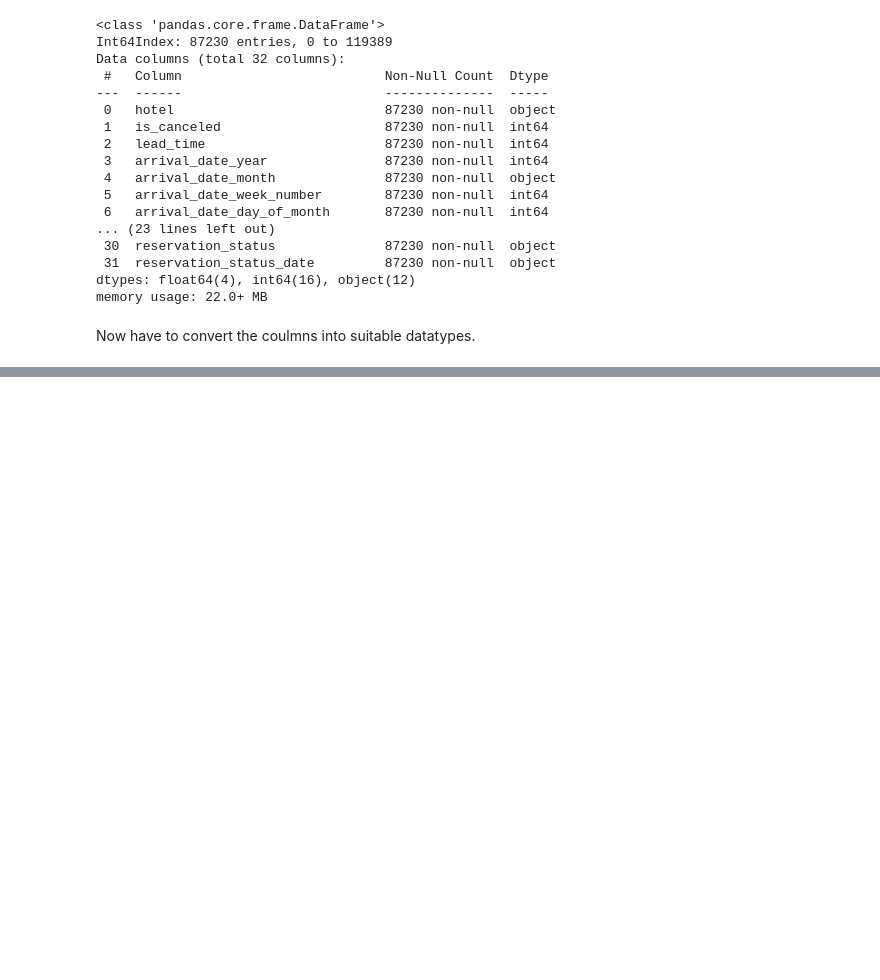
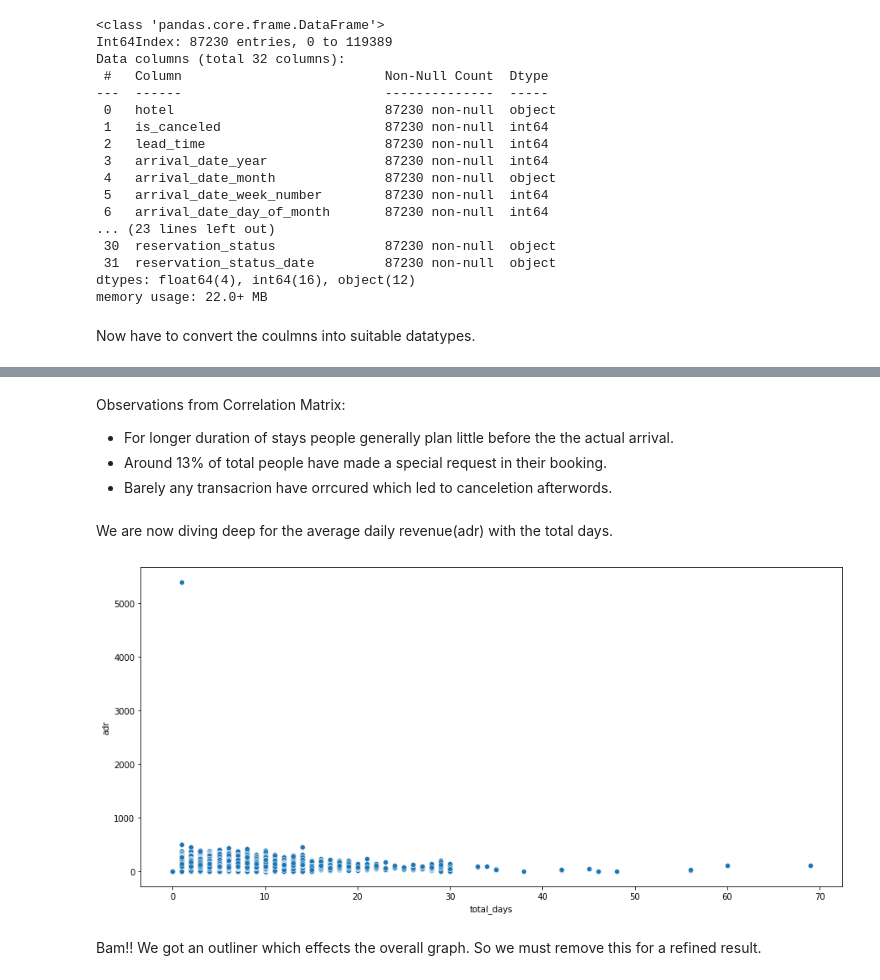
Before and after one commit to gauravmalakar08/Hotel-Booking-Analysis, a Jupyter notebook: Hotel_Booking_Analysis_Capstone_Project.ipynb, the cells around one changed output, grey strips where cells are left out. Drawn from its saved outputs; the diff is of its cells as text; code cells hidden in the pictures; blank space fills up the shorter version.

```diff
--- a/Hotel_Booking_Analysis_Capstone_Project.ipynb
+++ b/Hotel_Booking_Analysis_Capstone_Project.ipynb
@@ -236,0 +242,18 @@ Index(['hotel', 'is_canceled', 'lead_time', 'arrival_date_year',
+# %% [markdown]
+Observations from Correlation Matrix:
+
+
+*   For longer duration of stays people generally plan little before the the actual arrival.
+*   Around 13% of total people have made a special request in their booking.
+*   Barely any transacrion have orrcured which led to canceletion afterwords.
+# %% [markdown]
+We are now diving deep for the average daily revenue(adr) with the total days.
+# %%
+#plotting a scatter graph
+plt.figure(figsize = (15,7))
+sns.scatterplot(y = 'adr', x = 'total_days', data = df1)
+plt.show()
+# %% [output]
+[figure, added]
+# %% [markdown]
+Bam!! We got an outliner which effects the overall graph. So we must remove this for a refined result.
```
Also changed, not shown: parts of 57 cells of this notebook.
